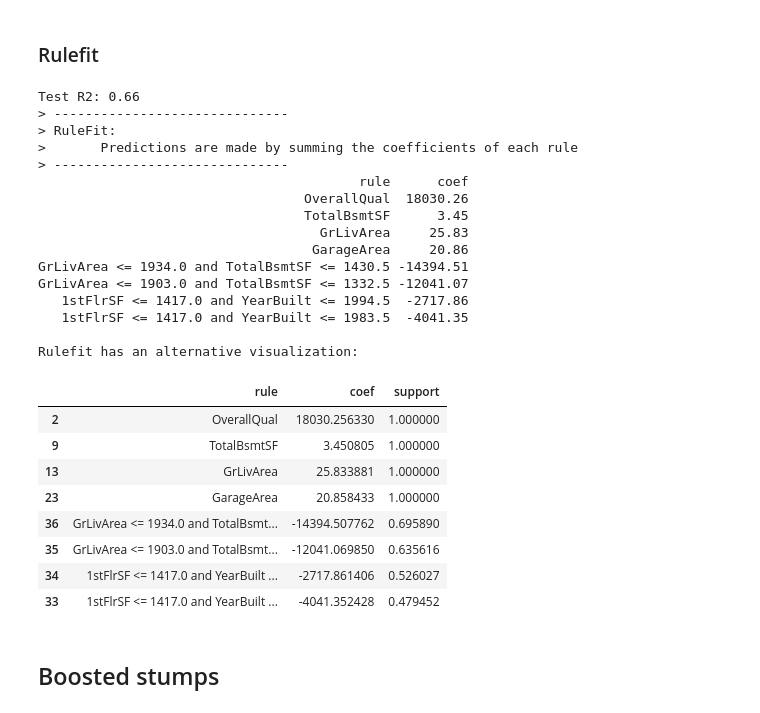
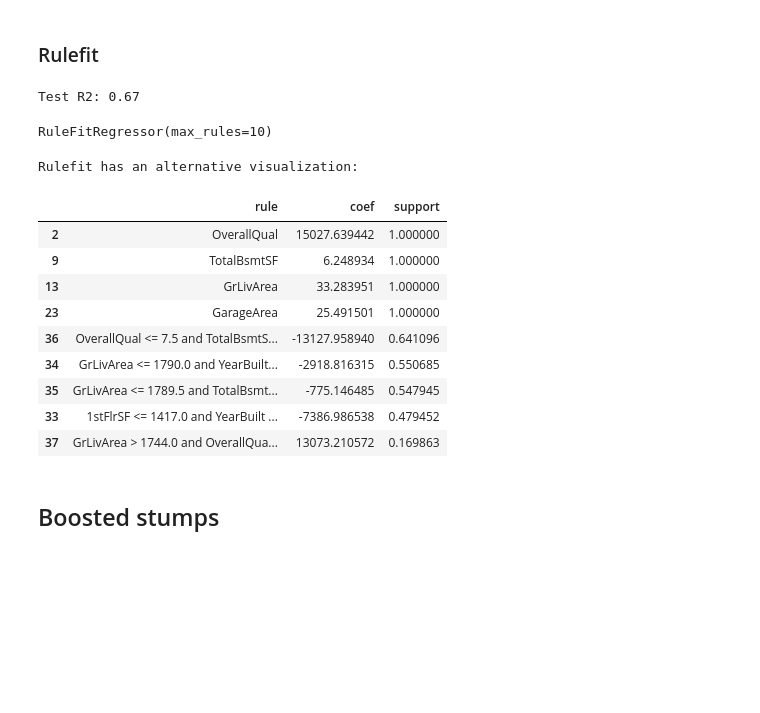
Before and after one commit to csinva/imodels, a Jupyter notebook: notebooks/imodels_demo.ipynb, the cells around one changed output. Cells and saved outputs as stored; diff of their text form; code cells hidden in the pictures; blank space fills up the shorter version.

```diff
--- a/notebooks/imodels_demo.ipynb
+++ b/notebooks/imodels_demo.ipynb
@@ -50,50 +50,40 @@ Let's overview 4 types of models: (1) Rule sets, (2) Rule trees, (3) Rule lists,
 Rule sets are models that create a set of (potentially overlapping) rules.
 # %% [markdown]
 ### Rulefit
+# %%
+# fit a rulefit model
+rulefit = RuleFitRegressor(max_rules=10)
+rulefit.fit(X_train_reg, y_train_reg, feature_names=feat_names_reg)
+
+# get test performance
+preds = rulefit.predict(X_test_reg)
+print(f'Test R2: {metrics.r2_score(y_test_reg, preds):0.2f}')
+
+rulefit
+# %% [output]
+Test R2: 0.67
+RuleFitRegressor(max_rules=10)
 # %%
-# fit a rulefit model
-rulefit = RuleFitRegressor(max_rules=10)
-rulefit.fit(X_train_reg, y_train_reg, feature_names=feat_names_reg)
-
-# get test performance
-preds = rulefit.predict(X_test_reg)
-print(f'Test R2: {metrics.r2_score(y_test_reg, preds):0.2f}')
-print(rulefit)
-
 # inspect and print the rules
 print('Rulefit has an alternative visualization:')
 rules = rulefit._get_rules()
 rules = rules[rules.coef != 0].sort_values("support", ascending=False)
     # 'rule' is how the feature is constructed
     # 'coef' is its weight in the final linear model
     # 'support' is the fraction of points it applies to
-rules[['rule', 'coef', 'support']].style.background_gradient(cmap='viridis')
+display(rules[['rule', 'coef', 'support']].style.background_gradient(cmap='viridis'))
 # %% [output]
-Test R2: 0.66
-> ------------------------------
-> RuleFit:
->       Predictions are made by summing the coefficients of each rule
-> ------------------------------
-                                         rule      coef
-                                  OverallQual  18030.26
-                                  TotalBsmtSF      3.45
-                                    GrLivArea     25.83
-                                   GarageArea     20.86
-GrLivArea <= 1934.0 and TotalBsmtSF <= 1430.5 -14394.51
-GrLivArea <= 1903.0 and TotalBsmtSF <= 1332.5 -12041.07
-   1stFlrSF <= 1417.0 and YearBuilt <= 1994.5  -2717.86
-   1stFlrSF <= 1417.0 and YearBuilt <= 1983.5  -4041.35
-
 Rulefit has an alternative visualization:
 |  | rule | coef | support |
-| 2 | OverallQual | 18030.256330 | 1.000000 |
-| 9 | TotalBsmtSF | 3.450805 | 1.000000 |
-| 13 | GrLivArea | 25.833881 | 1.000000 |
-| 23 | GarageArea | 20.858433 | 1.000000 |
-| 36 | GrLivArea <= 1934.0 and TotalBsmt... | -14394.507762 | 0.695890 |
-| 35 | GrLivArea <= 1903.0 and TotalBsmt... | -12041.069850 | 0.635616 |
-| 34 | 1stFlrSF <= 1417.0 and YearBuilt ... | -2717.861406 | 0.526027 |
-| 33 | 1stFlrSF <= 1417.0 and YearBuilt ... | -4041.352428 | 0.479452 |
+| 2 | OverallQual | 15027.639442 | 1.000000 |
+| 9 | TotalBsmtSF | 6.248934 | 1.000000 |
+| 13 | GrLivArea | 33.283951 | 1.000000 |
+| 23 | GarageArea | 25.491501 | 1.000000 |
+| 36 | OverallQual <= 7.5 and TotalBsmtS... | -13127.958940 | 0.641096 |
+| 34 | GrLivArea <= 1790.0 and YearBuilt... | -2918.816315 | 0.550685 |
+| 35 | GrLivArea <= 1789.5 and TotalBsmt... | -775.146485 | 0.547945 |
+| 33 | 1stFlrSF <= 1417.0 and YearBuilt ... | -7386.986538 | 0.479452 |
+| 37 | GrLivArea > 1744.0 and OverallQua... | 13073.210572 | 0.169863 |
 # %% [markdown]
 ## Boosted stumps
 # %%
```
Also changed, not shown: parts of 17 cells of this notebook, 1 other file.
